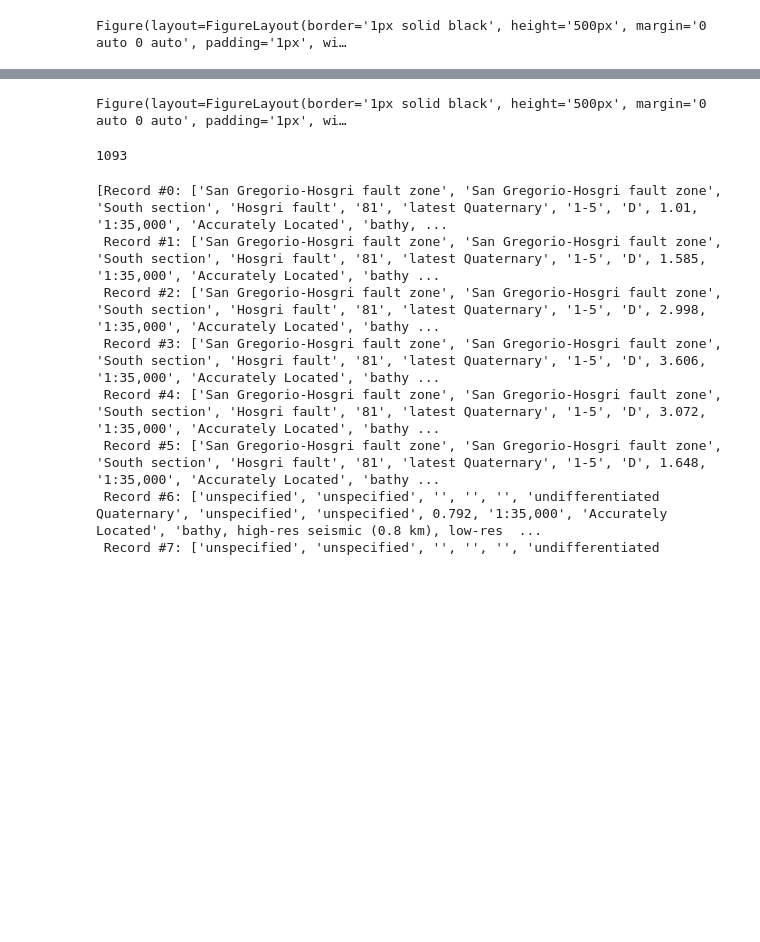
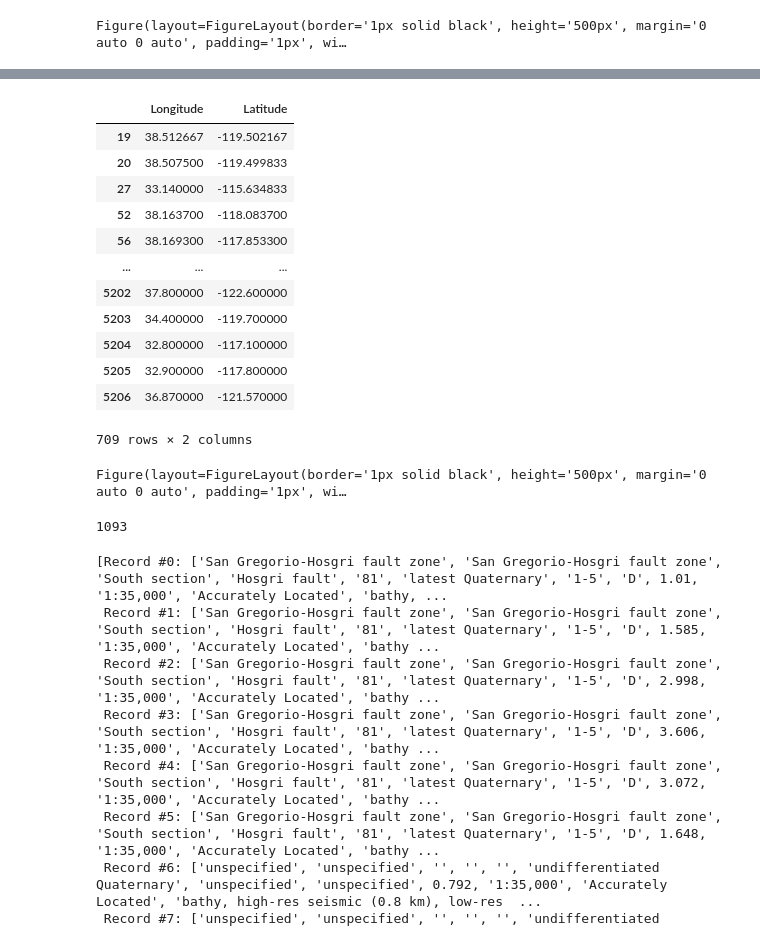
Before and after one commit to chronicJatt/Project-1, a Jupyter notebook: Earthquake_data-Rox-2-GSI.ipynb, the cells around one changed output, grey strips where cells are left out. Cells and saved outputs as stored; diff of their text form; code cells hidden in the pictures; blank space fills up the shorter version.

```diff
--- a/Earthquake_data-Rox-2-GSI.ipynb
+++ b/Earthquake_data-Rox-2-GSI.ipynb
@@ -489,4 +502,19 @@ df_small.groupby('City').Magnitude.count().nlargest(50).plot(kind='bar', figsize
 # %%
-coordinates = df_small[['Longitude', 'Latitude']]
+coordinates3 = df_small[['Longitude', 'Latitude']]
+coordinates3
+# %% [output]
+|  | Longitude | Latitude |
+| 19 | 38.512667 | -119.502167 |
+| 20 | 38.507500 | -119.499833 |
+| 27 | 33.140000 | -115.634833 |
+| 52 | 38.163700 | -118.083700 |
+| 56 | 38.169300 | -117.853300 |
+| ... | ... | ... |
+| 5202 | 37.800000 | -122.600000 |
+| 5203 | 34.400000 | -119.700000 |
+| 5204 | 32.800000 | -117.100000 |
+| 5205 | 32.900000 | -117.800000 |
+| 5206 | 36.870000 | -121.570000 |
+709 rows × 2 columns
 # %%
 # Plotting map
```
Also changed, not shown: parts of 21 cells of this notebook, 2 other files.
